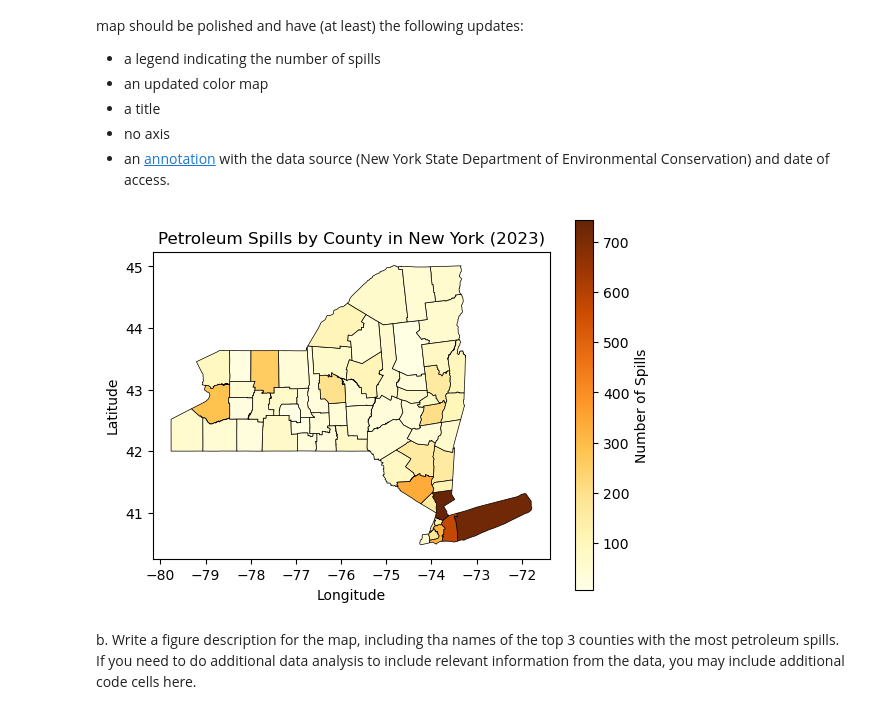
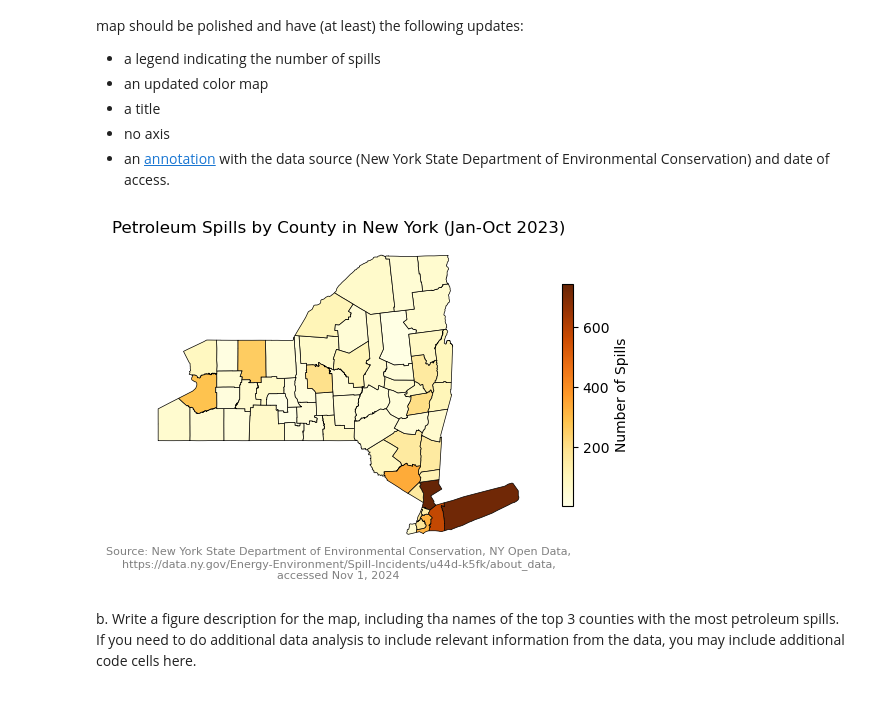
Before and after one commit to jorb1/eds220-hwk3, a Jupyter notebook: hwk3-task2-oil-spills.ipynb, the cells around one changed output. Saved outputs shown, nothing was run; the diff lists cells and outputs as text; code cells hidden in the pictures.

```diff
--- a/hwk3-task2-oil-spills.ipynb
+++ b/hwk3-task2-oil-spills.ipynb
@@ -558,26 +558,41 @@ Your map should be polished and have (at least) the following updates:
 # %%
 # a.
 # Plot the data!
 fig, ax = plt.subplots()
 
-ax = ny_counties.plot( ax=ax,
-                      column='n_spills',         # Column to color by
+ax = ny_counties.plot(ax=ax,
+                      column='n_spills',
                       legend=True,
-                      legend_kwds={'label': "Number of Spills"},
-                      cmap='YlOrBr',               # Color map (e.g., 'OrRd' for orange-red)
-                      edgecolor='black',         # Color for county borders
-                      linewidth=0.5              # Border line width
+                      legend_kwds={'label': "Number of Spills",
+                                  'shrink': 0.6},
+                      cmap='YlOrBr',
+                      edgecolor='black',
+                      linewidth=0.5
 )
 
 # Add a title and axis labels
-ax.set_title("Petroleum Spills by County in New York (2023)", fontsize=12)
-ax.set_xlabel("Longitude", fontsize=10)
-ax.set_ylabel("Latitude", fontsize=10)
+ax.set_title("Petroleum Spills by County in New York (Jan-Oct 2023)", fontsize=12)
 
-# Show the plot with customizations
+# Remove axis according to instructions
+ax.axis('off')
+
+
+# Add an annotation to the map
+ax.annotate(
+    "Source: New York State Department of Environmental Conservation, NY Open Data,\n"
+    "https://data.ny.gov/Energy-Environment/Spill-Incidents/u44d-k5fk/about_data,\n"
+    "accessed Nov 1, 2024",
+    xy=(0.5, -0.1),
+    xycoords='axes fraction',
+    ha='center',
+    fontsize=8,
+    color='gray'
+)
+
+# Show the plot
 plt.show()
 # %% [output]
-[figure, old version]
+[figure, new version]
 # %% [markdown]
 <!-- END QUESTION -->
 
```
Also changed, not shown: parts of 3 cells of this notebook.
